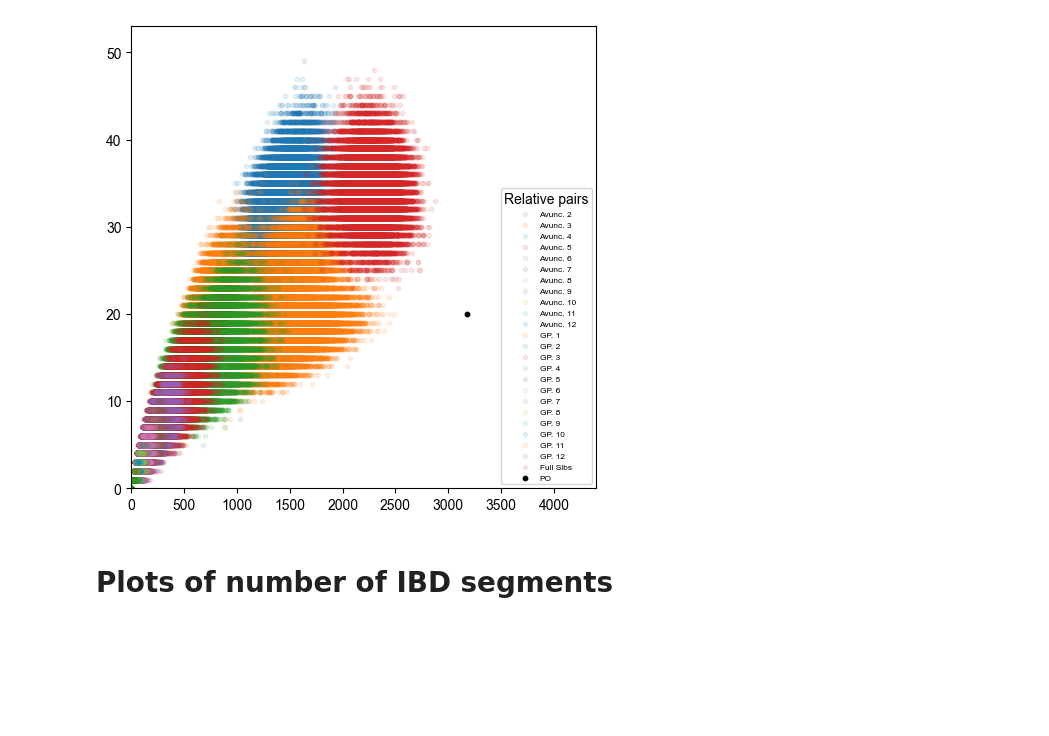
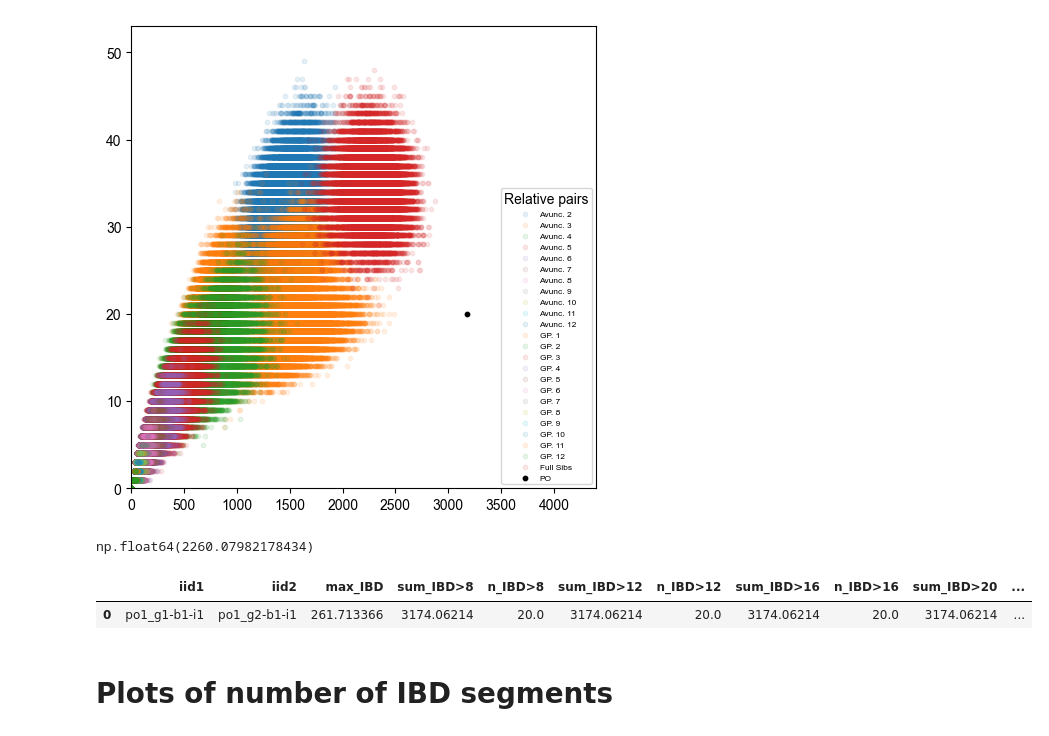
Before and after one commit to hringbauer/ancIBD, a Jupyter notebook: notebook/pedsim/process_pedsim.ipynb, the cells around one changed output. Saved outputs shown, nothing was run; the diff lists cells and outputs as text; code cells hidden in the pictures; blank space fills up the shorter version.

```diff
--- a/notebook/pedsim/process_pedsim.ipynb
+++ b/notebook/pedsim/process_pedsim.ipynb
@@ -953,6 +983,15 @@ ax.legend(loc="lower right", title="Relative pairs", fontsize=6 )
 plt.show()
 # %% [output]
 [figure]
+# %%
+np.mean(dffs["sum_IBD>12"])
+# %% [output]
+np.float64(2260.07982178434)
+# %%
+dfpo
+# %% [output]
+|  | iid1 | iid2 | max_IBD | sum_IBD>8 | n_IBD>8 | sum_IBD>12 | n_IBD>12 | sum_IBD>16 | n_IBD>16 | sum_IBD>20 | ... |
+| 0 | po1_g1-b1-i1 | po1_g2-b1-i1 | 261.713366 | 3174.06214 | 20.0 | 3174.06214 | 20.0 | 3174.06214 | 20.0 | 3174.06214 | ... |
 # %% [markdown]
 # Plots of number of IBD segments
 # %%
```
Also changed, not shown: parts of 27 cells of this notebook, 2 other files.
